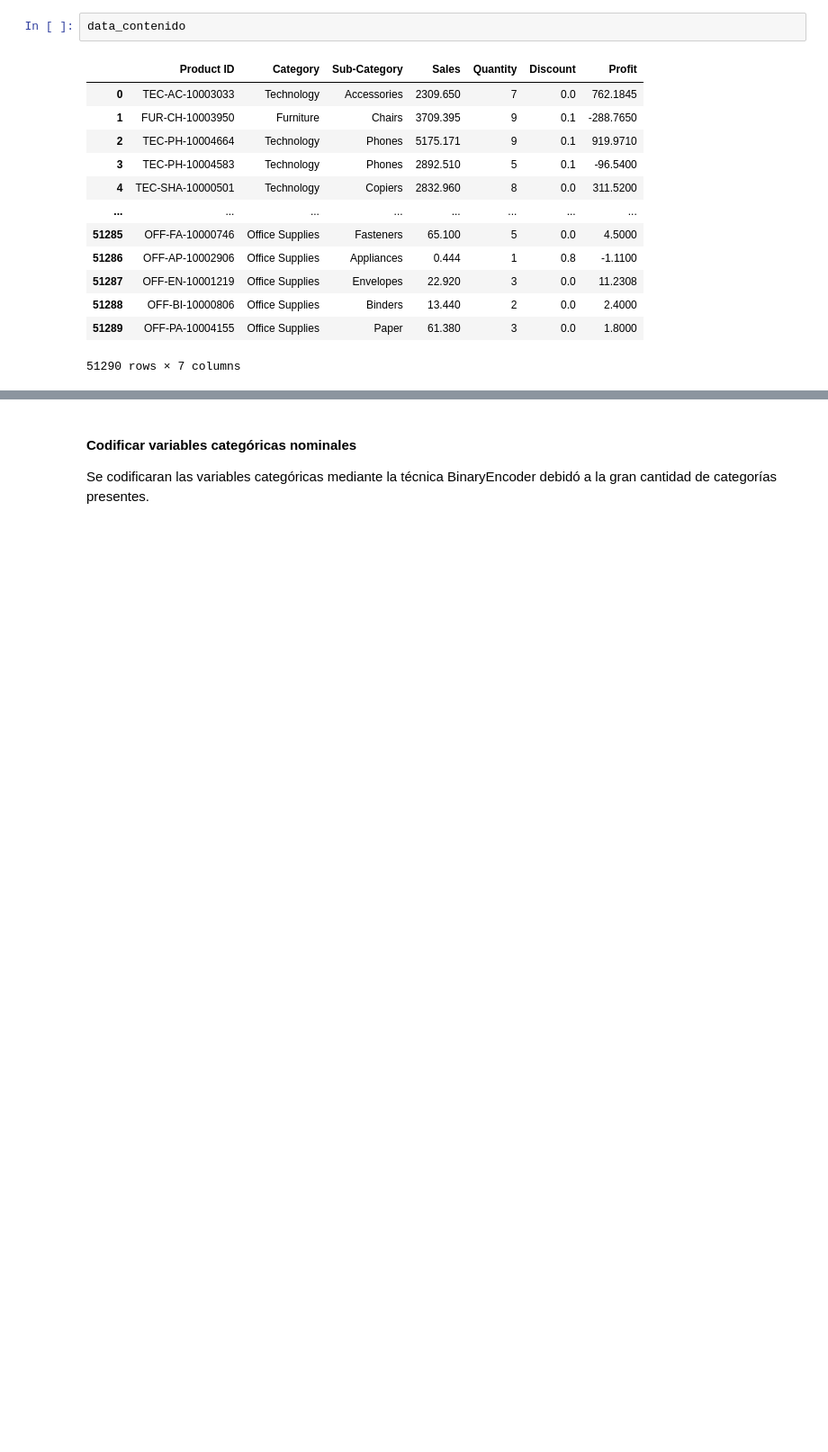
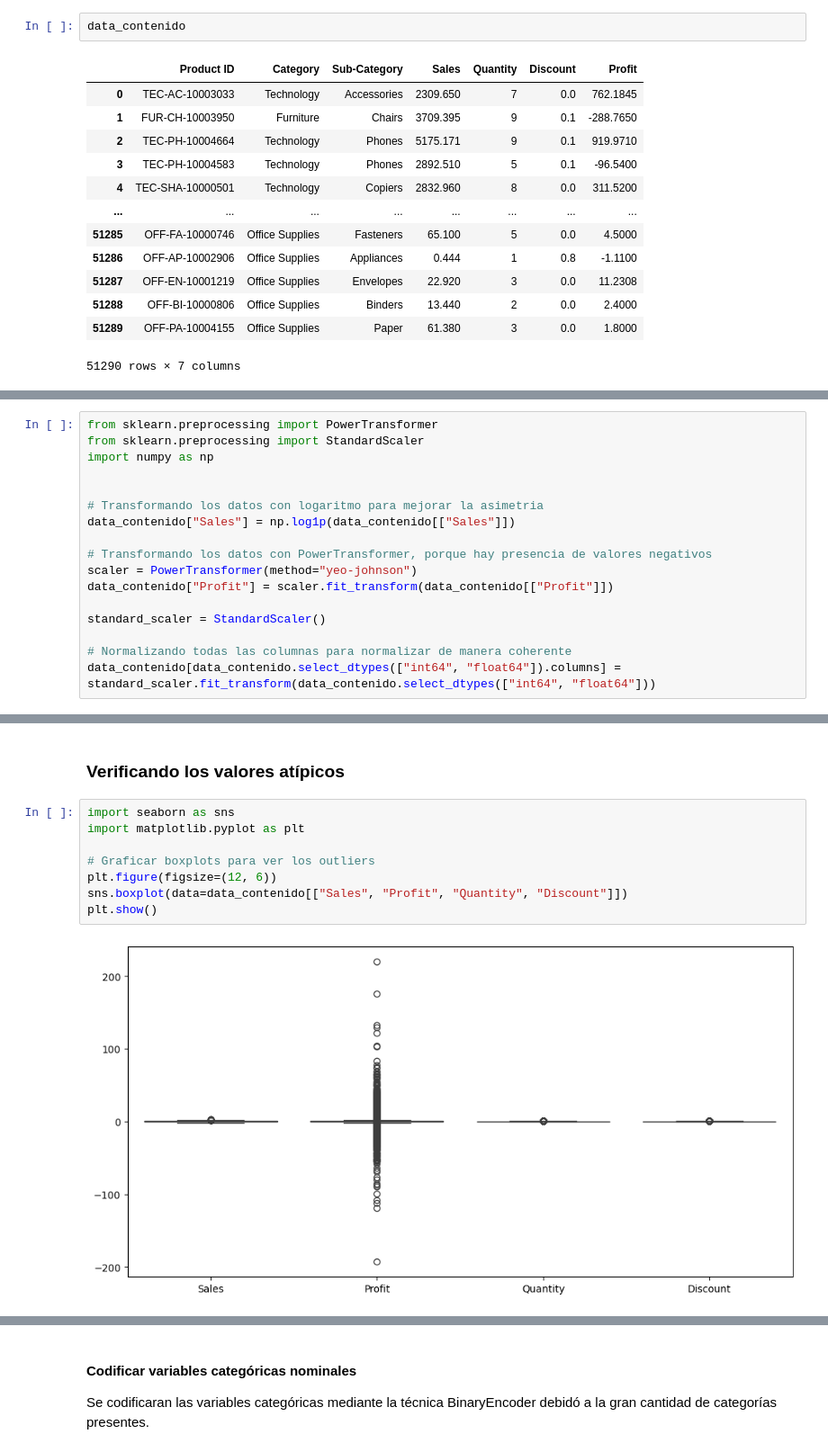
Before and after one commit to Leoga93/sistema-recomendaci-n, a Jupyter notebook: notebooks/02_preprocessing.ipynb, the cells around one changed output, grey strips where cells are left out. Shown at 90% size. Drawn from its saved outputs; the diff is of its cells as text; blank space fills up the shorter version.

```diff
--- a/notebooks/02_preprocessing.ipynb
+++ b/notebooks/02_preprocessing.ipynb
@@ -98,0 +101,17 @@ data_contenido
+# %%
+from sklearn.preprocessing import PowerTransformer
+from sklearn.preprocessing import StandardScaler
+import numpy as np
+
+
+# Transformando los datos con logaritmo para mejorar la asimetria
+data_contenido["Sales"] = np.log1p(data_contenido[["Sales"]])
+
+# Transformando los datos con PowerTransformer, porque hay presencia de valores negativos
+scaler = PowerTransformer(method="yeo-johnson")
+data_contenido["Profit"] = scaler.fit_transform(data_contenido[["Profit"]])
+
+standard_scaler = StandardScaler()
+
+# Normalizando todas las columnas para normalizar de manera coherente
+data_contenido[data_contenido.select_dtypes(["int64", "float64"]).columns] = standard_scaler.fit_transform(data_contenido.select_dtypes(["int64", "float64"]))
@@ -98,0 +187,12 @@ data_contenido
+# %% [markdown]
+### Verificando los valores atípicos
+# %%
+import seaborn as sns
+import matplotlib.pyplot as plt
+
+# Graficar boxplots para ver los outliers
+plt.figure(figsize=(12, 6))
+sns.boxplot(data=data_contenido[["Sales", "Profit", "Quantity", "Discount"]])
+plt.show()
+# %% [output]
+[figure, added]
```
Also changed, not shown: parts of 16 cells of this notebook, 1 other file.
